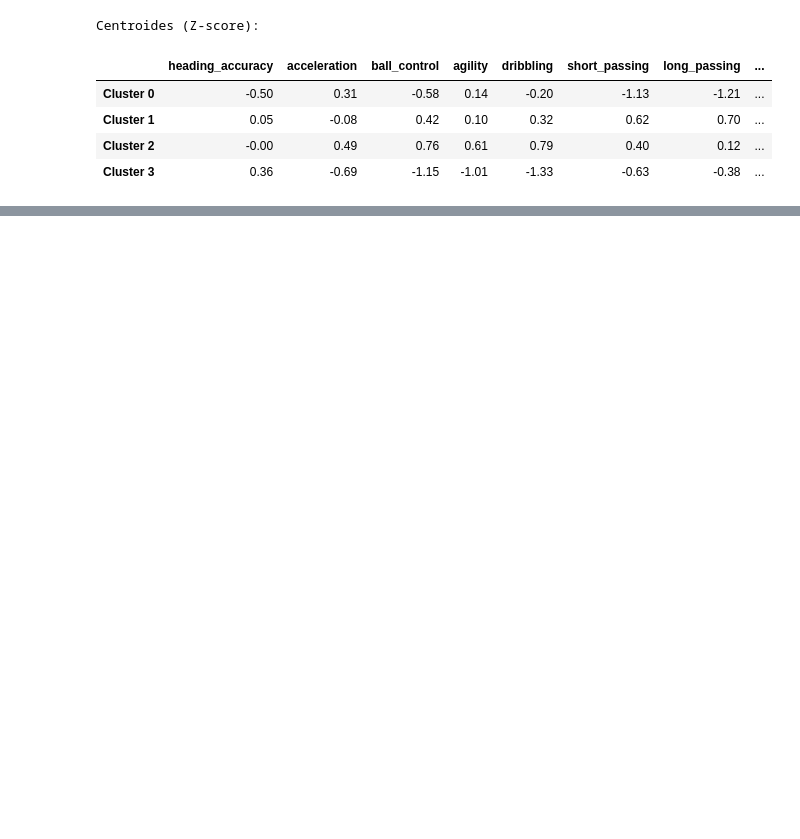
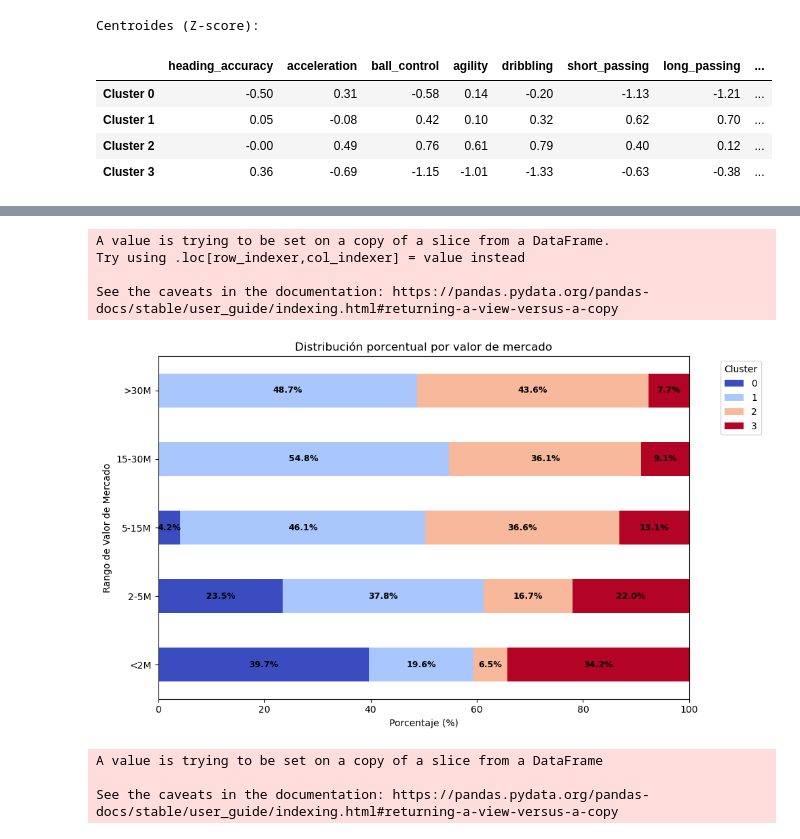
Before and after one commit to javierlara47/TFG, a Jupyter notebook: notebooks/implementacion.ipynb, the cells around one changed output, grey strips where cells are left out. Drawn from its saved outputs; the diff is of its cells as text; code cells hidden in the pictures; blank space fills up the shorter version.

```diff
--- a/notebooks/implementacion.ipynb
+++ b/notebooks/implementacion.ipynb
@@ -1696,0 +1967,44 @@ dtype: float64
+# %%
+# Definir rangos del valor de mercado
+bins_value = [0, 2_000_000, 5_000_000, 15_000_000, 30_000_000, float('inf')]
+labels_value = ['<2M', '2-5M', '5-15M', '15-30M', '>30M']
+
+# Crear columna con rangos de valor de mercado
+df_field_players['value_group'] = pd.cut(df_field_players['value'], bins=bins_value, labels=labels_value, right=False)
+
+# Crear tabla de contingencia normalizada por valor de mercado
+contingency_value = pd.crosstab(df_field_players['value_group'], df_field_players['Cluster_k4'], normalize='index') * 100
+
+# Graficar barras horizontales
+ax = contingency_value.plot(kind='barh', stacked=True, figsize=(10, 6), colormap='coolwarm')
+
+# Añadir porcentajes en cada barra
+for i, (value_group, percentages) in enumerate(contingency_value.iterrows()):
+    cumulative_percentage = 0
+    for cluster, percentage in percentages.items():
+        if percentage > 0:
+            ax.text(cumulative_percentage + percentage / 2, i, f'{percentage:.1f}%',
+                    ha='center', va='center', fontsize=9, color='black', fontweight='bold')
+        cumulative_percentage += percentage
+
+# Etiquetas y título
+plt.xlabel('Porcentaje (%)')
+plt.ylabel('Rango de Valor de Mercado')
+plt.title('Distribución porcentual por valor de mercado')
+plt.xlim(0, 100)
+plt.legend(title='Cluster', bbox_to_anchor=(1.05, 1), loc='upper left')
+
+plt.tight_layout()
+plt.show()
+
+# Eliminar columna temporal
+df_field_players.drop('value_group', axis=1, inplace=True)
+# %% [output]
+A value is trying to be set on a copy of a slice from a DataFrame.
+Try using .loc[row_indexer,col_indexer] = value instead
+
+See the caveats in the documentation: https://pandas.pydata.org/pandas-docs/stable/user_guide/indexing.html#returning-a-view-versus-a-copy
+[figure, added]
+A value is trying to be set on a copy of a slice from a DataFrame
+
+See the caveats in the documentation: https://pandas.pydata.org/pandas-docs/stable/user_guide/indexing.html#returning-a-view-versus-a-copy
```
Also changed, not shown: parts of 19 cells of this notebook.
